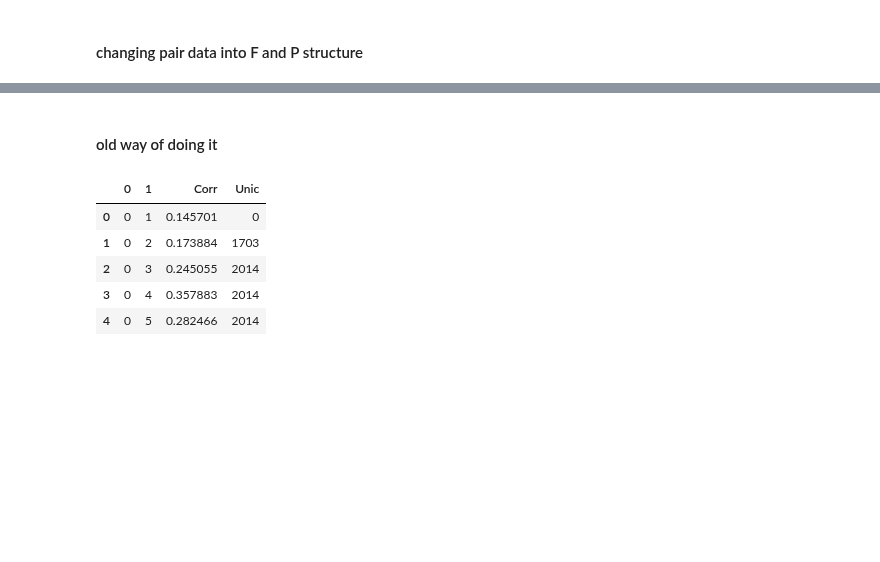
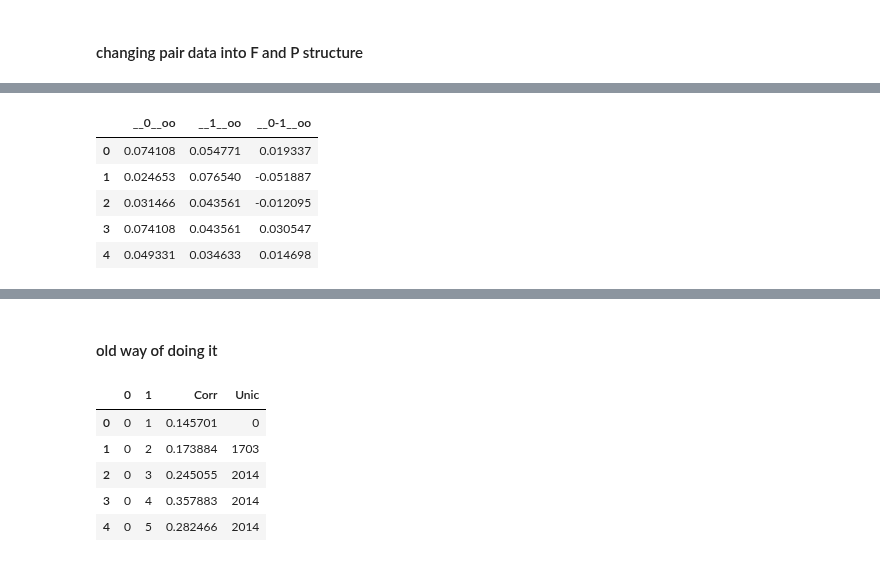
Before and after one commit to yumichael/two-sigma-financial-news, a Jupyter notebook: work/pair.ipynb, the cells around one changed output, grey strips where cells are left out. Drawn from its saved outputs; the diff is of its cells as text; code cells hidden in the pictures; blank space fills up the shorter version.

```diff
--- a/work/pair.ipynb
+++ b/work/pair.ipynb
@@ -205,0 +216,9 @@ PQ.head()
+# %%
+FG.head()
+# %% [output]
+|  | __0__oo | __1__oo | __0-1__oo |
+| 0 | 0.074108 | 0.054771 | 0.019337 |
+| 1 | 0.024653 | 0.076540 | -0.051887 |
+| 2 | 0.031466 | 0.043561 | -0.012095 |
+| 3 | 0.074108 | 0.043561 | 0.030547 |
+| 4 | 0.049331 | 0.034633 | 0.014698 |
```
Also changed, not shown: parts of 7 cells of this notebook.
